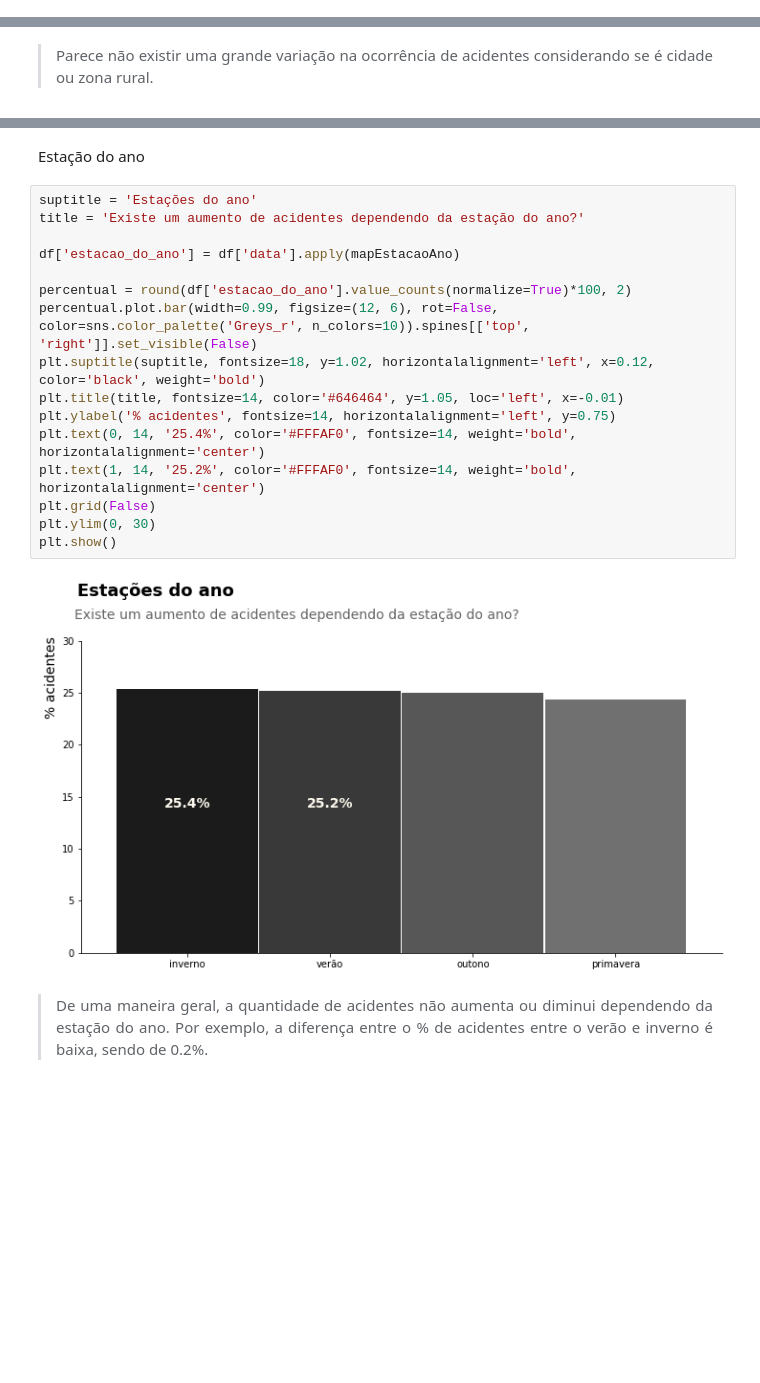
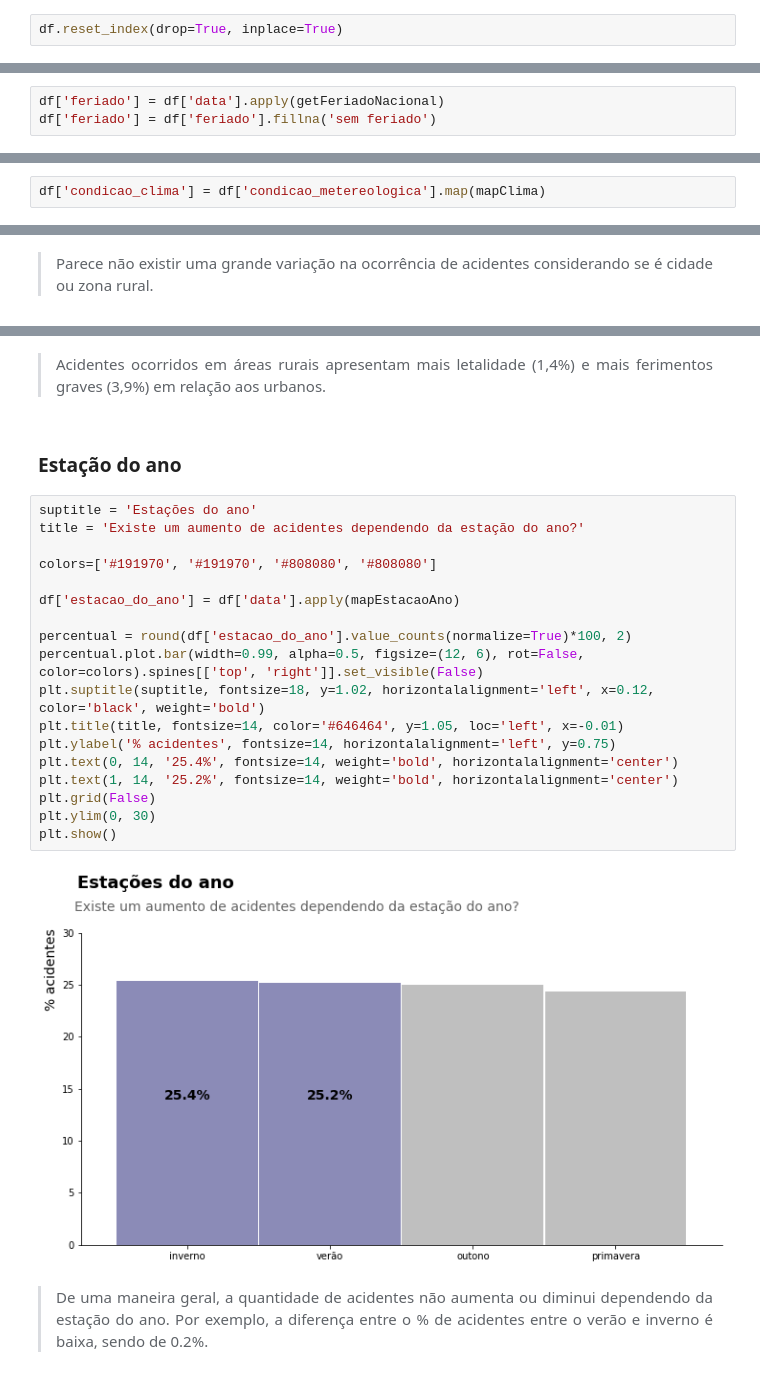
Before and after one commit to LilianeAquino/aed_projeto_1_revisitado, a Jupyter notebook: template_análise_exploratória.ipynb, the cells around one changed output, grey strips where cells are left out. Cells and saved outputs as stored; diff of their text form; blank space fills up the shorter version.

```diff
--- a/template_análise_exploratória.ipynb
+++ b/template_análise_exploratória.ipynb
@@ -122,3 +124,5 @@ for coluna in preprocessingFunctionsMap.keys():
+# %%
+df.reset_index(drop=True, inplace=True)
 # %% [markdown]
 ### Tratamento coluna data
 # %%
@@ -129,3 +135,6 @@ df.drop(['data_inversa'], axis=1, inplace=True)
+# %%
+df['feriado'] = df['data'].apply(getFeriadoNacional)
+df['feriado'] = df['feriado'].fillna('sem feriado')
 # %% [markdown]
 ### Remoção de valores inválidos
 # %%
@@ -193,3 +204,5 @@ df['porte_veiculo'] = df['tipo_veiculo'].apply(mapTamanhoVeiculos)
+# %%
+df['condicao_clima'] = df['condicao_metereologica'].map(mapClima)
 # %% [markdown]
 ## Análise exploratória dos dados
 # %% [markdown]
@@ -784,22 +964,26 @@ plt.show()
+# %% [markdown]
+> <p style='text-align: justify;'><font size=2.85>Acidentes ocorridos em áreas rurais apresentam mais letalidade (1,4%) e mais ferimentos graves (3,9%) em relação aos urbanos.</font></p>
 # %% [markdown]
-Estação do ano
+### Estação do ano
 # %%
 suptitle = 'Estações do ano'
 title = 'Existe um aumento de acidentes dependendo da estação do ano?'
 
+colors=['#191970', '#191970', '#808080', '#808080']
+
 df['estacao_do_ano'] = df['data'].apply(mapEstacaoAno)
 
 percentual = round(df['estacao_do_ano'].value_counts(normalize=True)*100, 2)
-percentual.plot.bar(width=0.99, figsize=(12, 6), rot=False, color=sns.color_palette('Greys_r', n_colors=10)).spines[['top', 'right']].set_visible(False)
+percentual.plot.bar(width=0.99, alpha=0.5, figsize=(12, 6), rot=False, color=colors).spines[['top', 'right']].set_visible(False)
 plt.suptitle(suptitle, fontsize=18, y=1.02, horizontalalignment='left', x=0.12, color='black', weight='bold')
 plt.title(title, fontsize=14, color='#646464', y=1.05, loc='left', x=-0.01)
 plt.ylabel('% acidentes', fontsize=14, horizontalalignment='left', y=0.75)
-plt.text(0, 14, '25.4%', color='#FFFAF0', fontsize=14, weight='bold', horizontalalignment='center')
-plt.text(1, 14, '25.2%', color='#FFFAF0', fontsize=14, weight='bold', horizontalalignment='center')
+plt.text(0, 14, '25.4%', fontsize=14, weight='bold', horizontalalignment='center')
+plt.text(1, 14, '25.2%', fontsize=14, weight='bold', horizontalalignment='center')
 plt.grid(False)
 plt.ylim(0, 30)
 plt.show()
 # %% [output]
-[figure, old version]
+[figure, new version]
 # %% [markdown]
 > <p style='text-align: justify;'><font size=2.85>De uma maneira geral, a quantidade de acidentes não aumenta ou diminui dependendo da estação do ano. Por exemplo, a diferença entre o % de acidentes entre o verão e inverno é baixa, sendo de 0.2%.</font></p>
```
Also changed, not shown: parts of 54 cells of this notebook, 1 other file.
